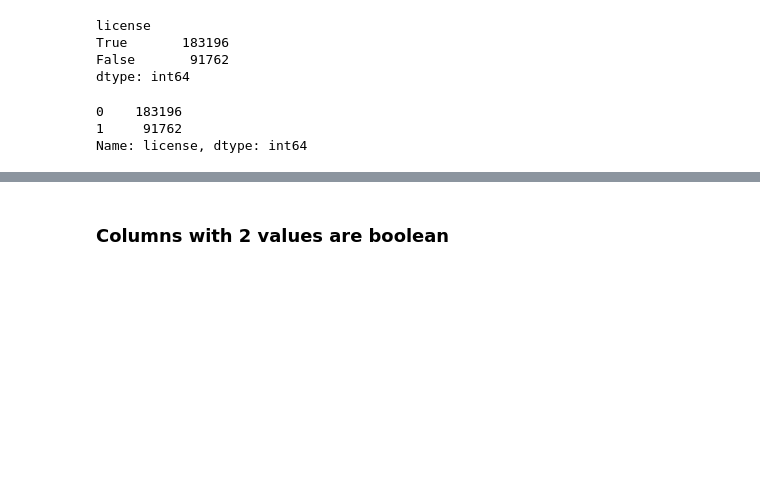
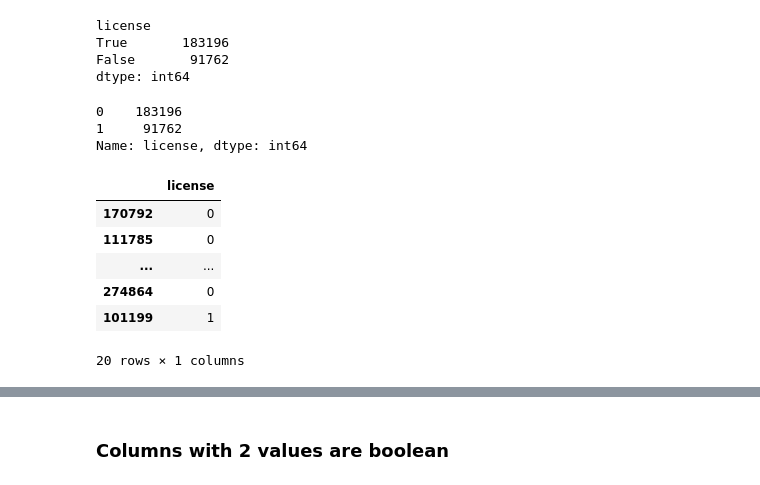
Before and after one commit to clairesarraille/airbnb_price_prediction, a Jupyter notebook: 01_Colab.ipynb, the cells around one changed output, grey strips where cells are left out. Cells and saved outputs as stored; diff of their text form; code cells hidden in the pictures; blank space fills up the shorter version.

```diff
--- a/01_Colab.ipynb
+++ b/01_Colab.ipynb
@@ -329,0 +233,5 @@ memory usage: 60.8+ MB
+# %%
+# br_list = 'bbr', 'br br', 'br br', 'bThe', 'br ', '.br br b'
+for i in free_text_cols:
+    for string in br_list:
+        df_free_text[i] = df_free_text[i].str.replace(string, ' ')
@@ -329,0 +244,3 @@ memory usage: 60.8+ MB
+# %%
+for i in free_text_cols:
+    df_free_text[i] = df_free_text[i].str.replace('bReg', 'Reg')
@@ -330,2 +258,7 @@ memory usage: 60.8+ MB
+# %%
+# br_list = 'bbr', 'br br', 'br br', 'bThe', 'br ', '.br br b'
+for i in free_text_cols:
+    for string in br_list:
+        df_free_text[i] = df_free_text[i].str.replace(string, ' ')
 # %%
 data_table.enable_dataframe_formatter()
@@ -343,0 +269,5 @@ Warning: Total number of columns (29) exceeds max_columns (20). Falling back to
+# %%
+br_list = ['bbr', 'br br', 'br br', 'bThe', 'br ', '.br br b','bReg', 'Reg']
+for i in free_text_cols:
+    for string in br_list:
+        df[i] = df[i].str.replace(string, ' ')
@@ -361,3 +312,14 @@ df['license'].value_counts()
 0    183196
 1     91762
 Name: license, dtype: int64
+# %%
+inspect_license = df[['license']]
+inspect_license.apply(lambda inspect_license: inspect_license.sample(20, random_state=42))
+# %% [output]
+|  | license |
+| 170792 | 0 |
+| 111785 | 0 |
+| ... | ... |
+| 274864 | 0 |
+| 101199 | 1 |
+20 rows × 1 columns
```
Also changed, not shown: parts of 43 cells of this notebook.
